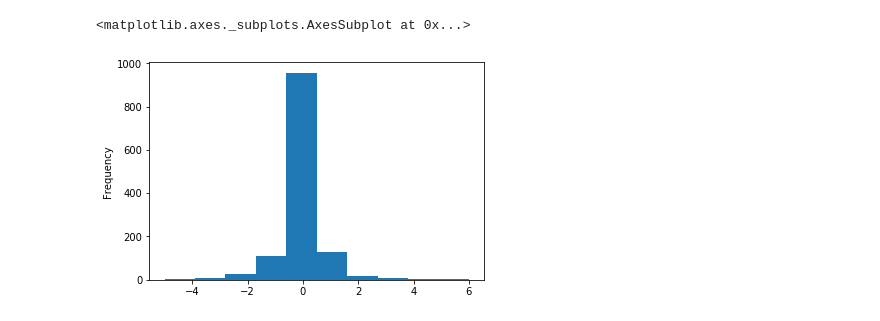
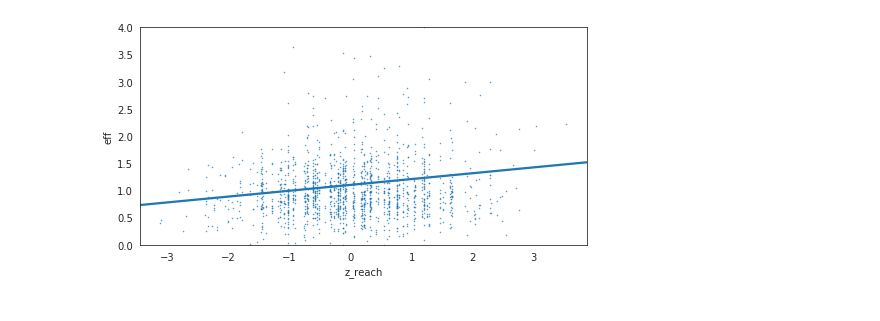
Before and after one commit to hdmamin/mma_visualizations, a Jupyter notebook: scratch_graphing.ipynb, the cells around one changed output. Cells and saved outputs as stored; diff of their text form; code cells hidden in the pictures.

```diff
--- a/scratch_graphing.ipynb
+++ b/scratch_graphing.ipynb
@@ -78,8 +101,13 @@ plt.show()
-# %%
-diffs = (df.height1 - df.height2).dropna()
-diffs.plot.hist()
-# %% [output]
-<matplotlib.axes._subplots.AxesSubplot at 0x...>
-[figure, removed]
+# %%
+fig, ax = plt.subplots(figsize=(8, 4))
+sns.regplot(df.z_reach, df.eff, ax=ax, fit_reg=True, ci=False,
+            scatter_kws=dict(s=.25))
+plt.ylim(0, 4)
+# plt.xlabel('Height (inches)')
+# plt.ylabel('Reach (inches)')
+# plt.title('Strikes Landed vs. Strikes Absorbed')
+plt.show()
+# %% [output]
+[figure, added]
 # %%
 df.groupby('wc').height1.mean().sort_values().plot.bar()
```
Also changed, not shown: parts of 27 cells of this notebook, 3 other files.
